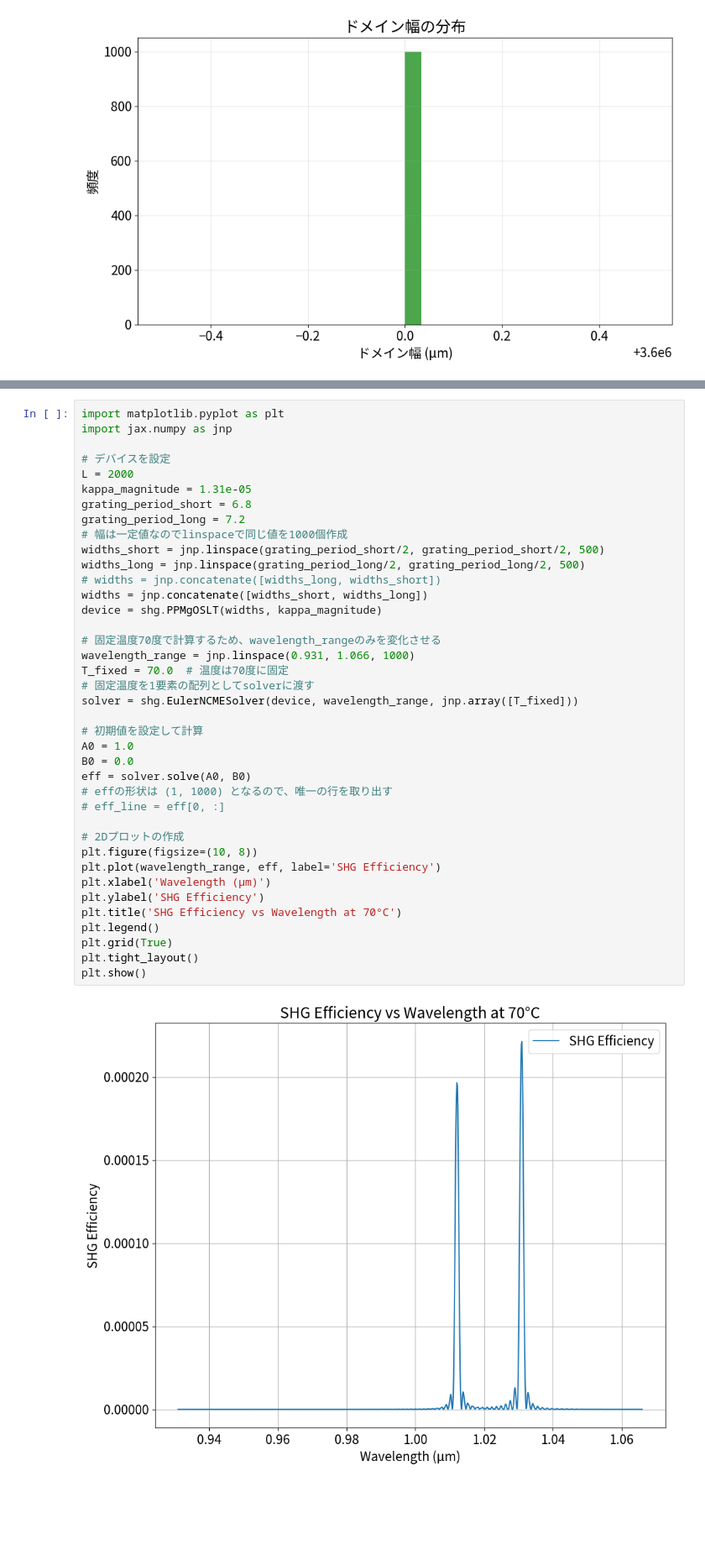
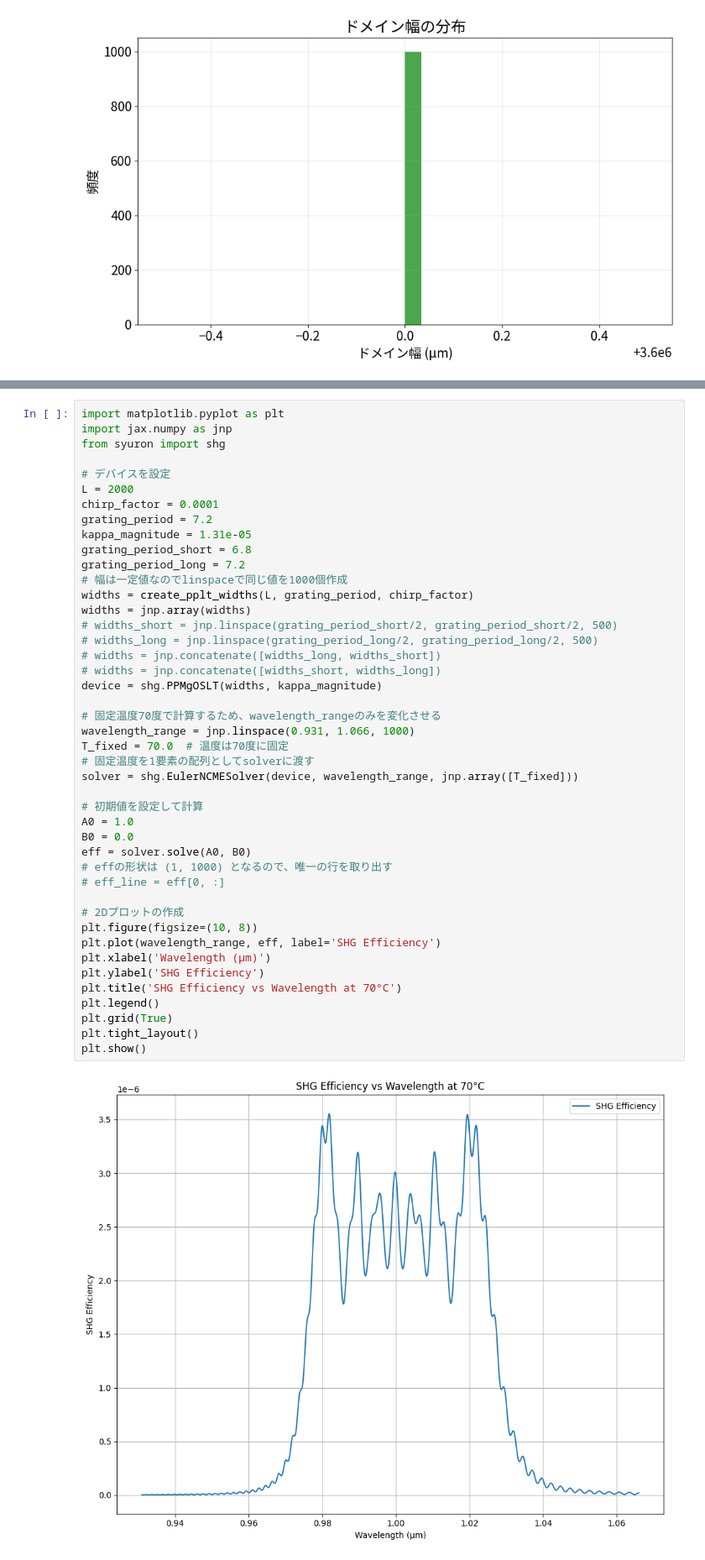
Before and after one commit to Xo1otl/mictlan, a Jupyter notebook: research/syuron/examples/shg.ipynb, the cells around one changed output, grey strips where cells are left out. Shown at 84% size. Cells and saved outputs as stored; diff of their text form; blank space fills up the shorter version.

```diff
--- a/research/syuron/examples/shg.ipynb
+++ b/research/syuron/examples/shg.ipynb
@@ -167,41 +167,46 @@ plt.show()
 # %%
 import matplotlib.pyplot as plt
 import jax.numpy as jnp
+from syuron import shg
 
 # デバイスを設定
 L = 2000
+chirp_factor = 0.0001
+grating_period = 7.2
 kappa_magnitude = 1.31e-05
 grating_period_short = 6.8
 grating_period_long = 7.2
 # 幅は一定値なのでlinspaceで同じ値を1000個作成
-widths_short = jnp.linspace(grating_period_short/2, grating_period_short/2, 500)
-widths_long = jnp.linspace(grating_period_long/2, grating_period_long/2, 500)
+widths = create_pplt_widths(L, grating_period, chirp_factor)
+widths = jnp.array(widths)
+# widths_short = jnp.linspace(grating_period_short/2, grating_period_short/2, 500)
+# widths_long = jnp.linspace(grating_period_long/2, grating_period_long/2, 500)
 # widths = jnp.concatenate([widths_long, widths_short])
-widths = jnp.concatenate([widths_short, widths_long])
+# widths = jnp.concatenate([widths_short, widths_long])
 device = shg.PPMgOSLT(widths, kappa_magnitude)
 
 # 固定温度70度で計算するため、wavelength_rangeのみを変化させる
 wavelength_range = jnp.linspace(0.931, 1.066, 1000)
 T_fixed = 70.0  # 温度は70度に固定
 # 固定温度を1要素の配列としてsolverに渡す
 solver = shg.EulerNCMESolver(device, wavelength_range, jnp.array([T_fixed]))
 
 # 初期値を設定して計算
 A0 = 1.0
 B0 = 0.0
 eff = solver.solve(A0, B0)
 # effの形状は (1, 1000) となるので、唯一の行を取り出す
 # eff_line = eff[0, :]
 
 # 2Dプロットの作成
 plt.figure(figsize=(10, 8))
 plt.plot(wavelength_range, eff, label='SHG Efficiency')
 plt.xlabel('Wavelength (μm)')
 plt.ylabel('SHG Efficiency')
 plt.title('SHG Efficiency vs Wavelength at 70°C')
 plt.legend()
 plt.grid(True)
 plt.tight_layout()
 plt.show()
 # %% [output]
-[figure, old version]
+[figure, new version]
```
Also changed, not shown: 1 other file.
